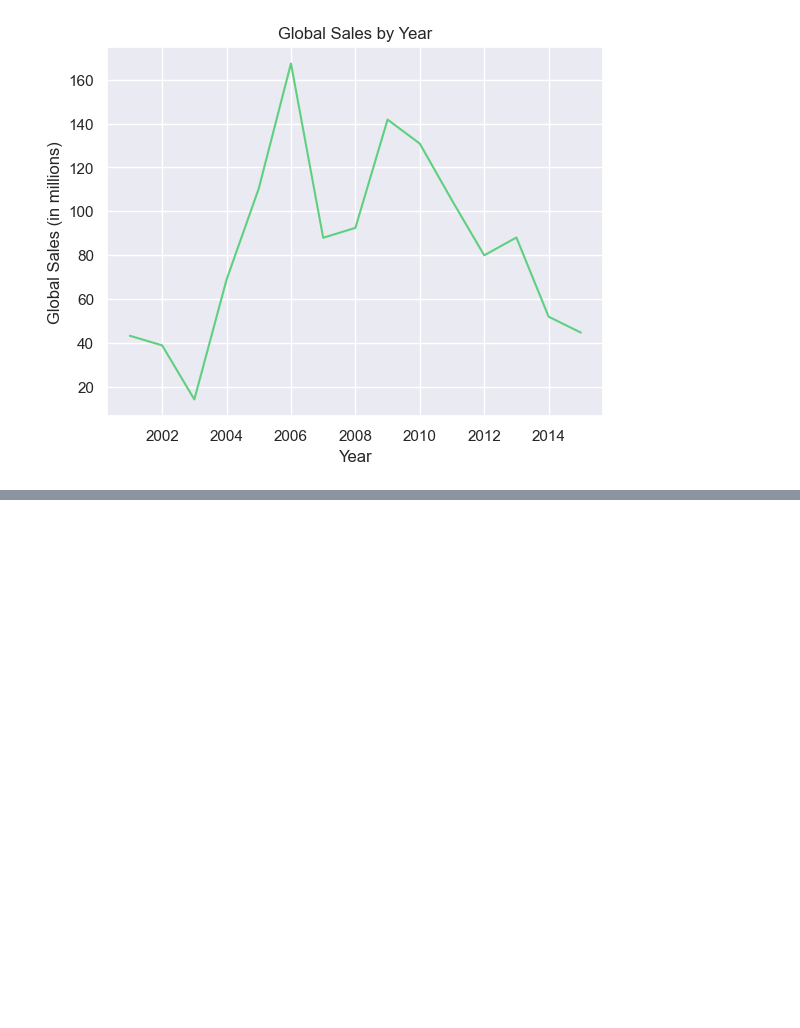
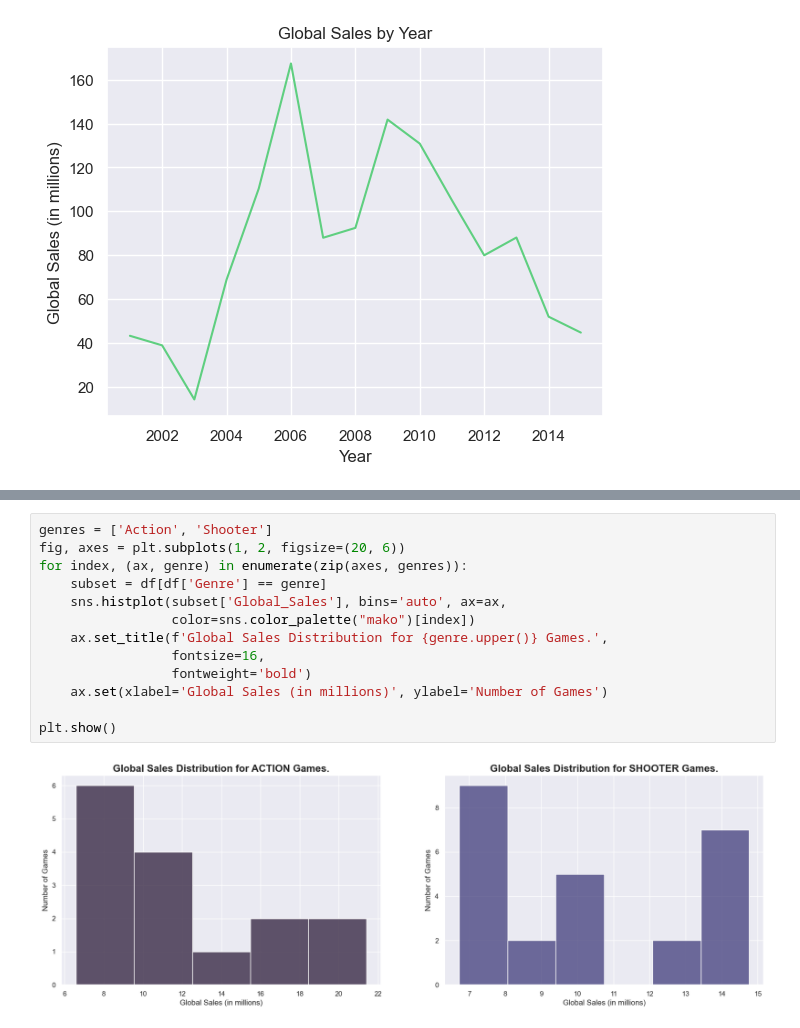
Before and after one commit to brian-jensen/datd-graphing-video-game-sales, a Jupyter notebook: top_100_video_game_sales.ipynb, the cells around one changed output, grey strips where cells are left out. Saved outputs shown, nothing was run; the diff lists cells and outputs as text; blank space fills up the shorter version.

```diff
--- a/top_100_video_game_sales.ipynb
+++ b/top_100_video_game_sales.ipynb
@@ -86,0 +182,15 @@ plt.show()
+# %%
+genres = ['Action', 'Shooter']
+fig, axes = plt.subplots(1, 2, figsize=(20, 6))
+for index, (ax, genre) in enumerate(zip(axes, genres)):
+    subset = df[df['Genre'] == genre]
+    sns.histplot(subset['Global_Sales'], bins='auto', ax=ax,
+                 color=sns.color_palette("mako")[index])
+    ax.set_title(f'Global Sales Distribution for {genre.upper()} Games.',
+                 fontsize=16,
+                 fontweight='bold')
+    ax.set(xlabel='Global Sales (in millions)', ylabel='Number of Games')
+
+plt.show()
+# %% [output]
+[figure, added]
```
Also changed, not shown: parts of 13 cells of this notebook.
